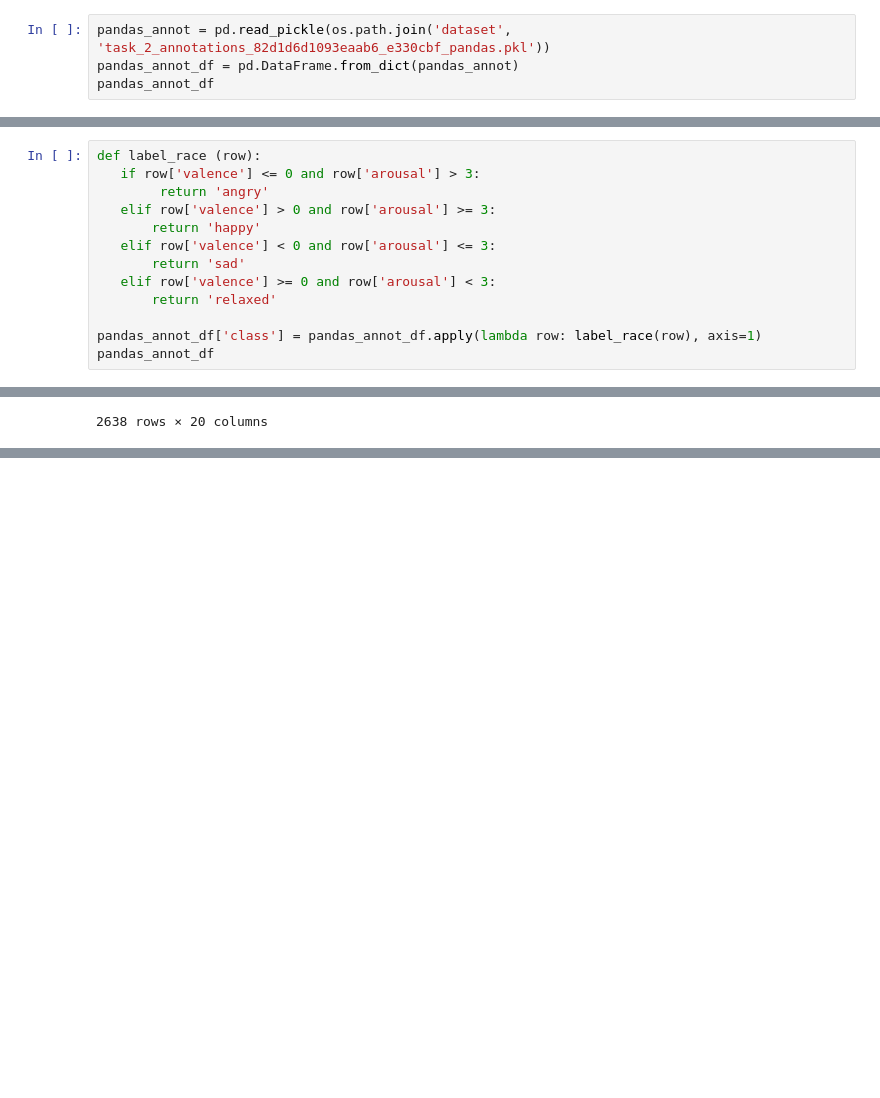
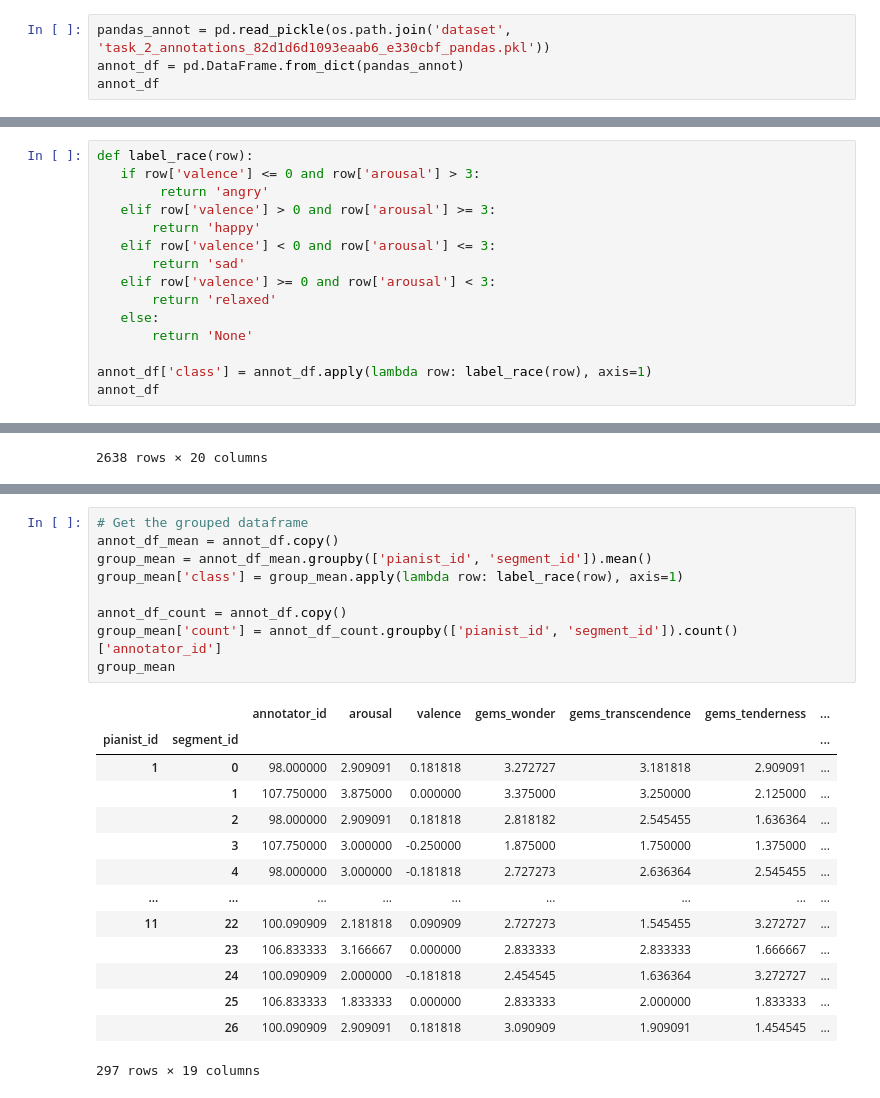
Before and after one commit to The-Deadly-Hyenas/Data-Exploration, a Jupyter notebook: data_exploration_patrick.ipynb, the cells around one changed output, grey strips where cells are left out. Cells and saved outputs as stored; diff of their text form; blank space fills up the shorter version.

```diff
--- a/data_exploration_patrick.ipynb
+++ b/data_exploration_patrick.ipynb
@@ -4,7 +8,7 @@ import os
 # %%
 pandas_annot = pd.read_pickle(os.path.join('dataset', 'task_2_annotations_82d1d6d1093eaab6_e330cbf_pandas.pkl'))
-pandas_annot_df = pd.DataFrame.from_dict(pandas_annot)
-pandas_annot_df
+annot_df = pd.DataFrame.from_dict(pandas_annot)
+annot_df
 # %% [output]
 |  | pianist_id | segment_id | annotator_id | arousal | valence | gems_wonder | gems_transcendence | ... |
 | 0 | 1 | 0 | 91 | 1 | -1 | 2 | 1 | ... |
@@ -38,7 +42,7 @@ pandas_feature_df
 | 4179 | 11 | 26 | 6 | 0.208580 | 0.087355 | 13.824711 | ... |
 2282 rows × 172 columns
 # %%
-def label_race (row):
+def label_race(row):
    if row['valence'] <= 0 and row['arousal'] > 3:
         return 'angry'
    elif row['valence'] > 0 and row['arousal'] >= 3:
@@ -47,9 +51,11 @@ def label_race (row):
        return 'sad'
    elif row['valence'] >= 0 and row['arousal'] < 3:
        return 'relaxed'
+   else:
+       return 'None'
 
-pandas_annot_df['class'] = pandas_annot_df.apply(lambda row: label_race(row), axis=1)
-pandas_annot_df
+annot_df['class'] = annot_df.apply(lambda row: label_race(row), axis=1)
+annot_df
 # %% [output]
 |  | pianist_id | segment_id | annotator_id | arousal | valence | gems_wonder | gems_transcendence | ... |
 | 0 | 1 | 0 | 91 | 1 | -1 | 2 | 1 | ... |
@@ -66,0 +208,24 @@ pandas_annot_df
+# %%
+# Get the grouped dataframe
+annot_df_mean = annot_df.copy()
+group_mean = annot_df_mean.groupby(['pianist_id', 'segment_id']).mean()
+group_mean['class'] = group_mean.apply(lambda row: label_race(row), axis=1)
+
+annot_df_count = annot_df.copy()
+group_mean['count'] = annot_df_count.groupby(['pianist_id', 'segment_id']).count()['annotator_id']
+group_mean
+# %% [output]
+|  |  | annotator_id | arousal | valence | gems_wonder | gems_transcendence | gems_tenderness | ... |
+| pianist_id | segment_id |  |  |  |  |  |  | ... |
+| 1 | 0 | 98.000000 | 2.909091 | 0.181818 | 3.272727 | 3.181818 | 2.909091 | ... |
+|  | 1 | 107.750000 | 3.875000 | 0.000000 | 3.375000 | 3.250000 | 2.125000 | ... |
+|  | 2 | 98.000000 | 2.909091 | 0.181818 | 2.818182 | 2.545455 | 1.636364 | ... |
+|  | 3 | 107.750000 | 3.000000 | -0.250000 | 1.875000 | 1.750000 | 1.375000 | ... |
+|  | 4 | 98.000000 | 3.000000 | -0.181818 | 2.727273 | 2.636364 | 2.545455 | ... |
+| ... | ... | ... | ... | ... | ... | ... | ... | ... |
+| 11 | 22 | 100.090909 | 2.181818 | 0.090909 | 2.727273 | 1.545455 | 3.272727 | ... |
+|  | 23 | 106.833333 | 3.166667 | 0.000000 | 2.833333 | 2.833333 | 1.666667 | ... |
+|  | 24 | 100.090909 | 2.000000 | -0.181818 | 2.454545 | 1.636364 | 3.272727 | ... |
+|  | 25 | 106.833333 | 1.833333 | 0.000000 | 2.833333 | 2.000000 | 1.833333 | ... |
+|  | 26 | 100.090909 | 2.909091 | 0.181818 | 3.090909 | 1.909091 | 1.454545 | ... |
+297 rows × 19 columns
```
Also changed, not shown: parts of 19 cells of this notebook.
